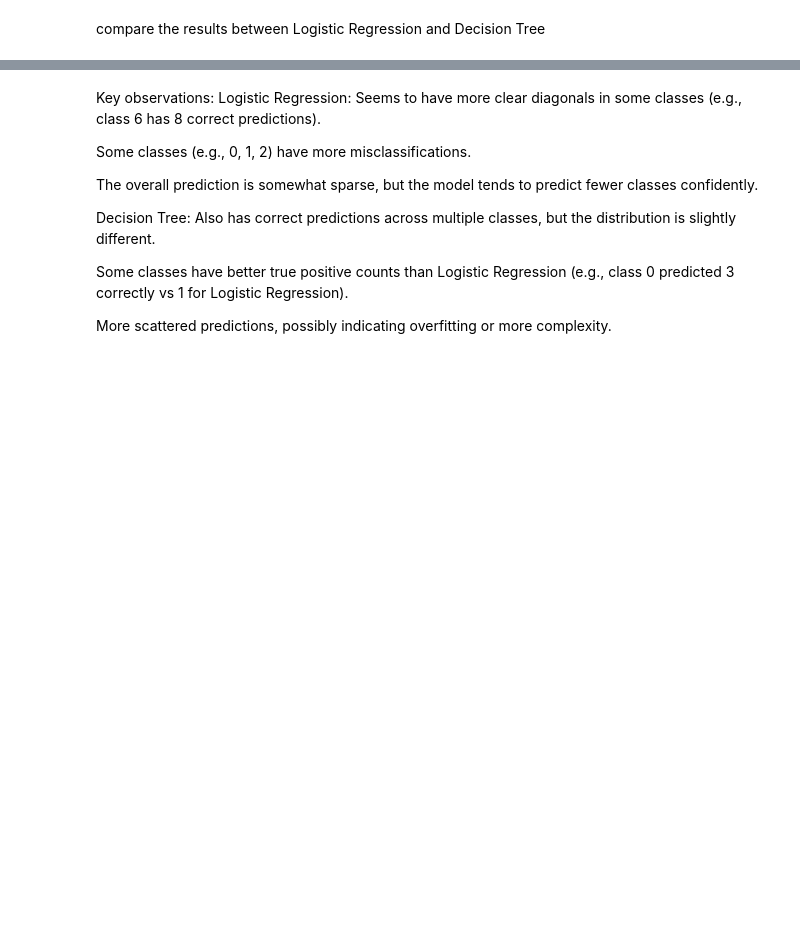
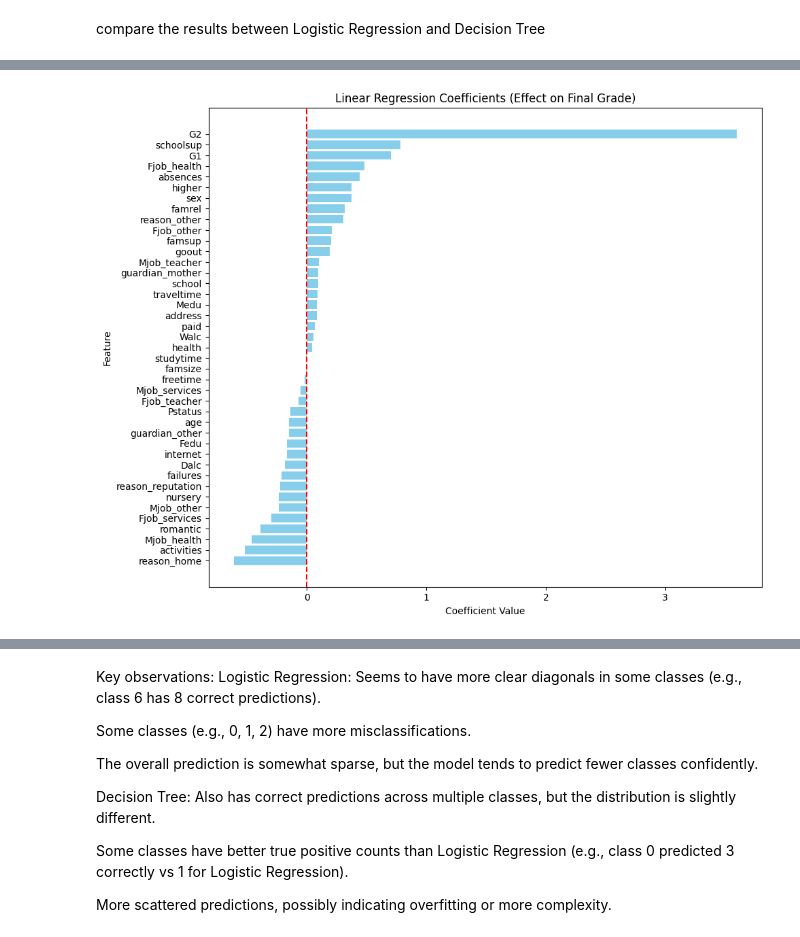
Before and after one commit to sukhmani/ProjectDS510student, a Jupyter notebook: project.ipynb, the cells around one changed output, grey strips where cells are left out. Drawn from its saved outputs; the diff is of its cells as text; code cells hidden in the pictures; blank space fills up the shorter version.

Commit message:
updated linear regression

```diff
--- a/project.ipynb
+++ b/project.ipynb
@@ -386,0 +428,19 @@ weighted avg       0.36      0.37      0.35        79
+# %%
+import pandas as pd
+import matplotlib.pyplot as plt
+
+coef_df = pd.DataFrame({
+    'Feature': X.columns,
+    'Coefficient': lr_model.coef_
+}).sort_values(by='Coefficient')
+
+plt.figure(figsize=(10, 8))
+plt.barh(coef_df['Feature'], coef_df['Coefficient'], color='skyblue')
+plt.axvline(0, color='red', linestyle='--')
+plt.title('Linear Regression Coefficients (Effect on Final Grade)')
+plt.xlabel('Coefficient Value')
+plt.ylabel('Feature')
+plt.tight_layout()
+plt.show()
+# %% [output]
+[figure, added]
```
Also changed, not shown: parts of 7 cells of this notebook.
